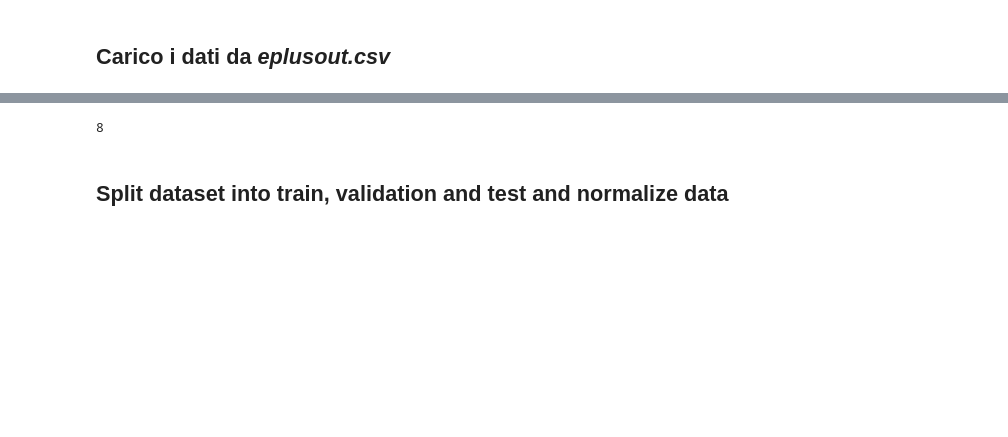
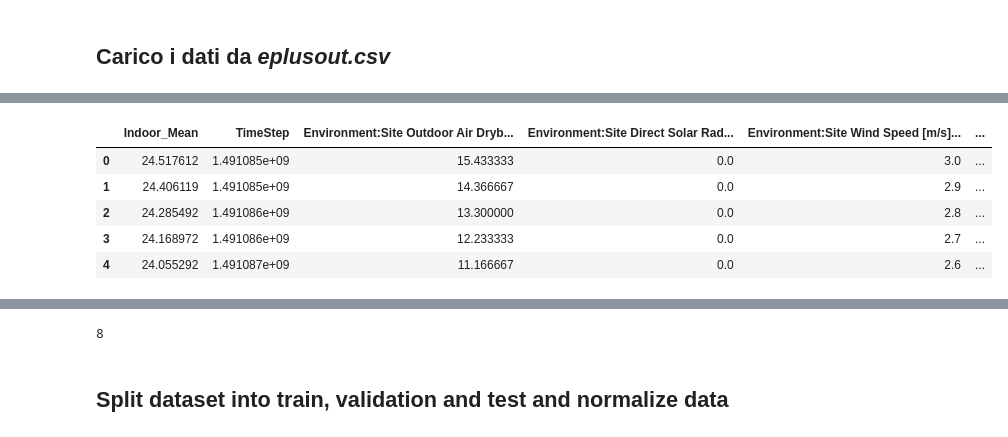
Before and after one commit to bre3760/ictbuilding, a Jupyter notebook: prediction_model/multirnn_v2.ipynb, the cells around one changed output, grey strips where cells are left out. Drawn from its saved outputs; the diff is of its cells as text; code cells hidden in the pictures; blank space fills up the shorter version.

```diff
--- a/prediction_model/multirnn_v2.ipynb
+++ b/prediction_model/multirnn_v2.ipynb
@@ -225,17 +247,25 @@ df_final["Delta_T"] = df_final["Indoor_Mean"]-df_final["Outdoor_Mean"]
 # %%
+# selecting only the values to train the rnn on
 x = pd.DataFrame()
 meas = ["TimeStep","Environment:Site Outdoor Air Drybulb Temperature [C](TimeStep)",
        "Environment:Site Direct Solar Radiation Rate per Area [W/m2](TimeStep)",
         "Environment:Site Wind Speed [m/s](TimeStep)",
         "Environment:Site Outdoor Air Barometric Pressure [Pa](TimeStep)",
         "Environment:Site Wind Direction [deg](TimeStep)",
        "Environment:Site Diffuse Solar Radiation Rate per Area [W/m2](TimeStep)"]
 
-x["Indoor_Mean"] = df3["mean"]
+x["Indoor_Mean"] = pd.concat([df1_final["Indoor_Mean"],df2_final["Indoor_Mean"],df3_final["Indoor_Mean"]])
 for m in meas:
-    x[m]=df[m]
+    x[m]=pd.concat([df1[m],df2[m],df3[m]])
 #x.set_index("TimeStep",inplace=True)
-#x.head()
+x.head()
+# %% [output]
+|  | Indoor_Mean | TimeStep | Environment:Site Outdoor Air Dryb... | Environment:Site Direct Solar Rad... | Environment:Site Wind Speed [m/s]... | ... |
+| 0 | 24.517612 | 1.491085e+09 | 15.433333 | 0.0 | 3.0 | ... |
+| 1 | 24.406119 | 1.491085e+09 | 14.366667 | 0.0 | 2.9 | ... |
+| 2 | 24.285492 | 1.491086e+09 | 13.300000 | 0.0 | 2.8 | ... |
+| 3 | 24.168972 | 1.491086e+09 | 12.233333 | 0.0 | 2.7 | ... |
+| 4 | 24.055292 | 1.491087e+09 | 11.166667 | 0.0 | 2.6 | ... |
 # %%
 column_indices = {name: i for i, name in enumerate(x.columns)}
 x.describe().transpose()
```
Also changed, not shown: parts of 13 cells of this notebook.
